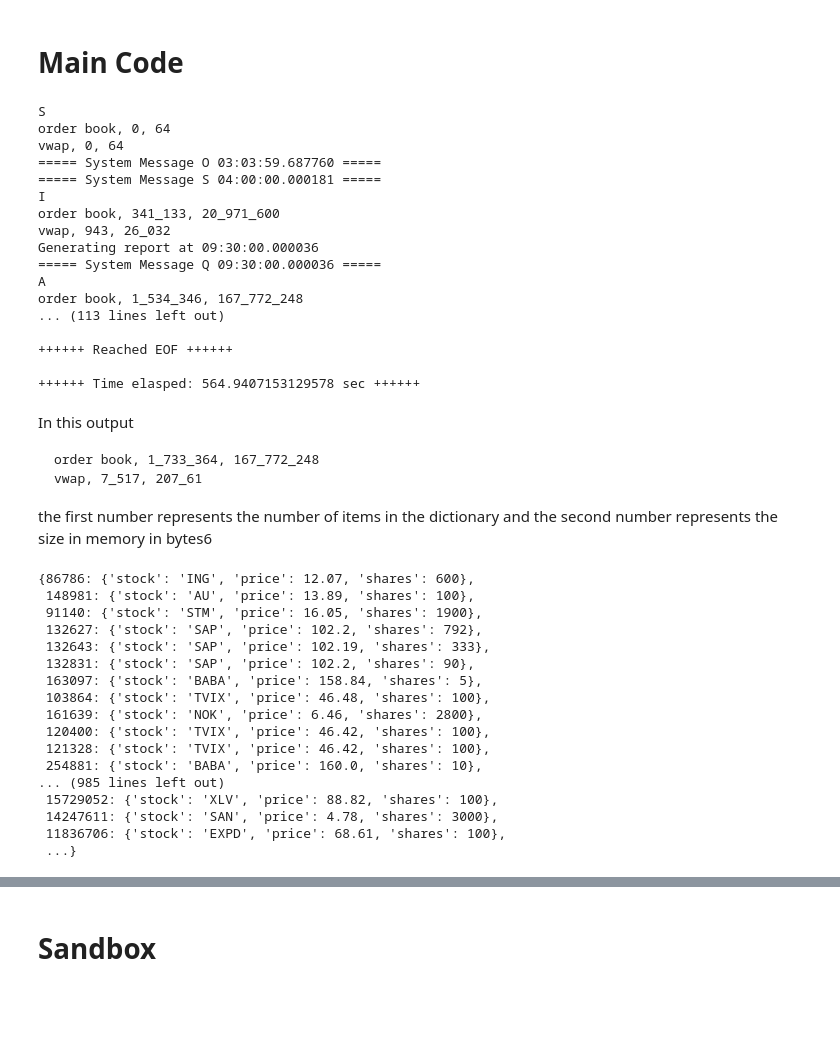
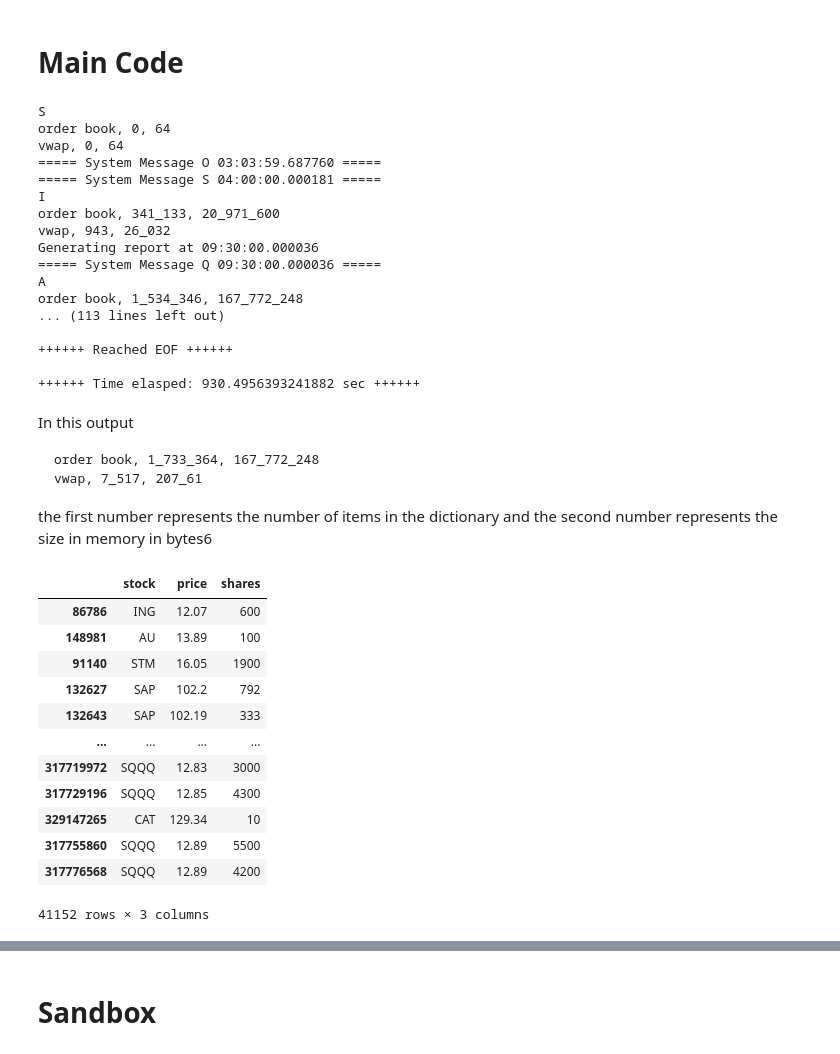
Before and after one commit to PSN221B/NASDAQ-ITCH-VWAP, a Jupyter notebook: ITCH parser.ipynb, the cells around one changed output, grey strips where cells are left out. Saved outputs shown, nothing was run; the diff lists cells and outputs as text; code cells hidden in the pictures; blank space fills up the shorter version.

````diff
--- a/ITCH parser.ipynb
+++ b/ITCH parser.ipynb
@@ -241,11 +248,8 @@ def report_vwap(time):
 # %%
 # Run main code
 
-from sys import getsizeof
-import time
-
 t0 = time.time()
-with open(INP_FILE_LOCATION, mode="rb") as file:
+with gzip.open(INP_FILE_LOCATION, mode="rb") as file:
     count = 0
     while True:
         file.seek(2, 1)
@@ -293,7 +297,7 @@ order book, 1_534_346, 167_772_248
 
 ++++++ Reached EOF ++++++
 
-++++++ Time elasped: 564.9407153129578 sec ++++++
+++++++ Time elasped: 930.4956393241882 sec ++++++
 # %% [markdown]
 In this output
 ```
@@ -302,23 +306,19 @@ vwap, 7_517, 207_61
 ```
 the first number represents the number of items in the dictionary and the second number represents the size in memory in bytes6
 # %%
-order_book
+pd.DataFrame(order_book).T
 # %% [output]
+|  | stock | price | shares |
+| 86786 | ING | 12.07 | 600 |
+| 148981 | AU | 13.89 | 100 |
+| 91140 | STM | 16.05 | 1900 |
+| 132627 | SAP | 102.2 | 792 |
+| 132643 | SAP | 102.19 | 333 |
+| ... | ... | ... | ... |
+| 317719972 | SQQQ | 12.83 | 3000 |
+| 317729196 | SQQQ | 12.85 | 4300 |
+| 329147265 | CAT | 129.34 | 10 |
+| 317755860 | SQQQ | 12.89 | 5500 |
+| 317776568 | SQQQ | 12.89 | 4200 |
-{86786: {'stock': 'ING', 'price': 12.07, 'shares': 600},
- 148981: {'stock': 'AU', 'price': 13.89, 'shares': 100},
- 91140: {'stock': 'STM', 'price': 16.05, 'shares': 1900},
- 132627: {'stock': 'SAP', 'price': 102.2, 'shares': 792},
- 132643: {'stock': 'SAP', 'price': 102.19, 'shares': 333},
- 132831: {'stock': 'SAP', 'price': 102.2, 'shares': 90},
- 163097: {'stock': 'BABA', 'price': 158.84, 'shares': 5},
- 103864: {'stock': 'TVIX', 'price': 46.48, 'shares': 100},
- 161639: {'stock': 'NOK', 'price': 6.46, 'shares': 2800},
- 120400: {'stock': 'TVIX', 'price': 46.42, 'shares': 100},
- 121328: {'stock': 'TVIX', 'price': 46.42, 'shares': 100},
- 254881: {'stock': 'BABA', 'price': 160.0, 'shares': 10},
-... (985 lines left out)
- 15729052: {'stock': 'XLV', 'price': 88.82, 'shares': 100},
- 14247611: {'stock': 'SAN', 'price': 4.78, 'shares': 3000},
- 11836706: {'stock': 'EXPD', 'price': 68.61, 'shares': 100},
- ...}
+41152 rows × 3 columns
 # %%
````
Also changed, not shown: parts of 14 cells of this notebook, 1 other file.
